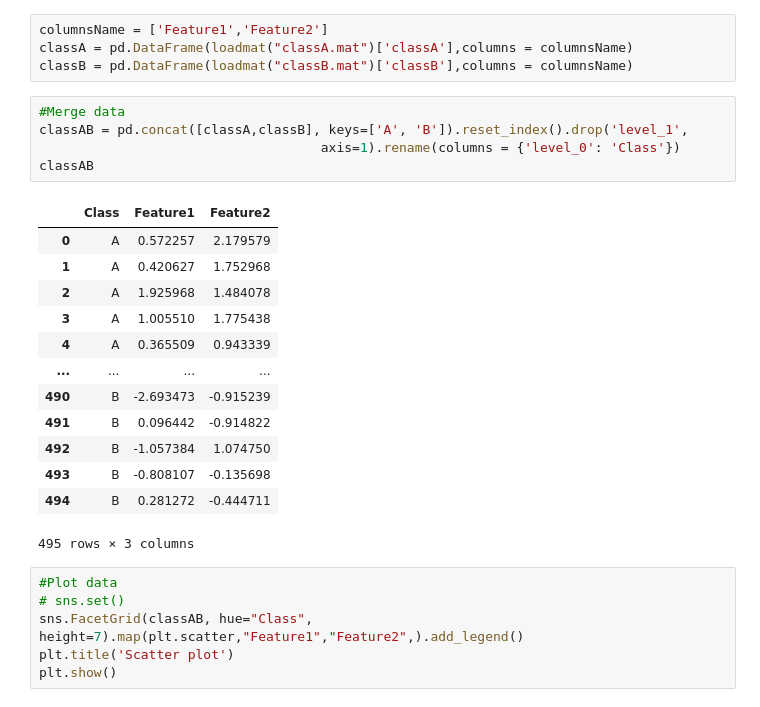
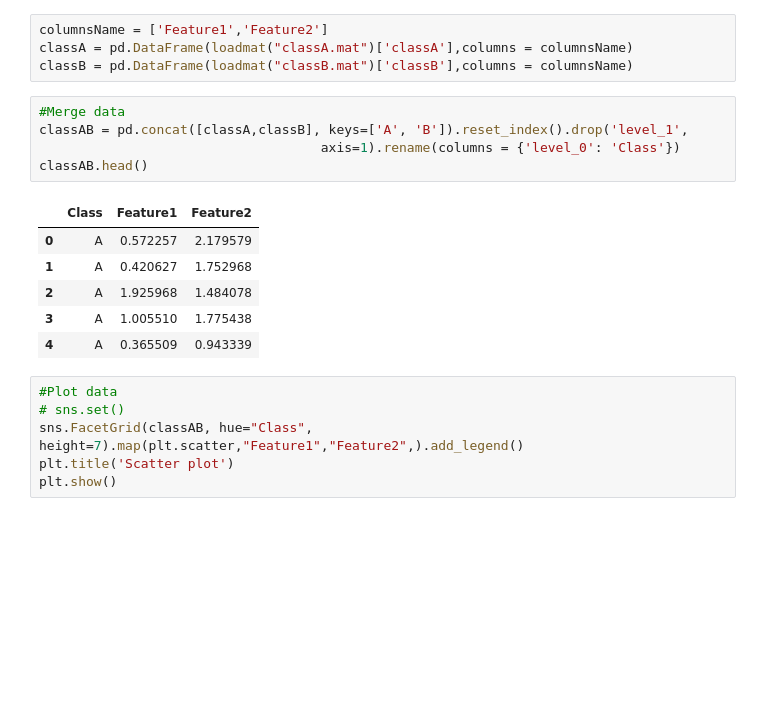
Before and after one commit to HieuuuLeee/patternRecognise, a Jupyter notebook: 17103271_LEVANHIEU_BAITHUCHANH3_2.ipynb, the cells around one changed output. Cells and saved outputs as stored; diff of their text form; blank space fills up the shorter version.

```diff
--- a/17103271_LEVANHIEU_BAITHUCHANH3_2.ipynb
+++ b/17103271_LEVANHIEU_BAITHUCHANH3_2.ipynb
@@ -19,22 +19,15 @@ classB = pd.DataFrame(loadmat("classB.mat")['classB'],columns = columnsName)
 # %%
 #Merge data
 classAB = pd.concat([classA,classB], keys=['A', 'B']).reset_index().drop('level_1',
                                     axis=1).rename(columns = {'level_0': 'Class'})
-classAB
+classAB.head()
 # %% [output]
 |  | Class | Feature1 | Feature2 |
 | 0 | A | 0.572257 | 2.179579 |
 | 1 | A | 0.420627 | 1.752968 |
 | 2 | A | 1.925968 | 1.484078 |
 | 3 | A | 1.005510 | 1.775438 |
 | 4 | A | 0.365509 | 0.943339 |
-| ... | ... | ... | ... |
-| 490 | B | -2.693473 | -0.915239 |
-| 491 | B | 0.096442 | -0.914822 |
-| 492 | B | -1.057384 | 1.074750 |
-| 493 | B | -0.808107 | -0.135698 |
-| 494 | B | 0.281272 | -0.444711 |
-495 rows × 3 columns
 # %%
 #Plot data
 # sns.set()
```
Also changed, not shown: 14 other files.
